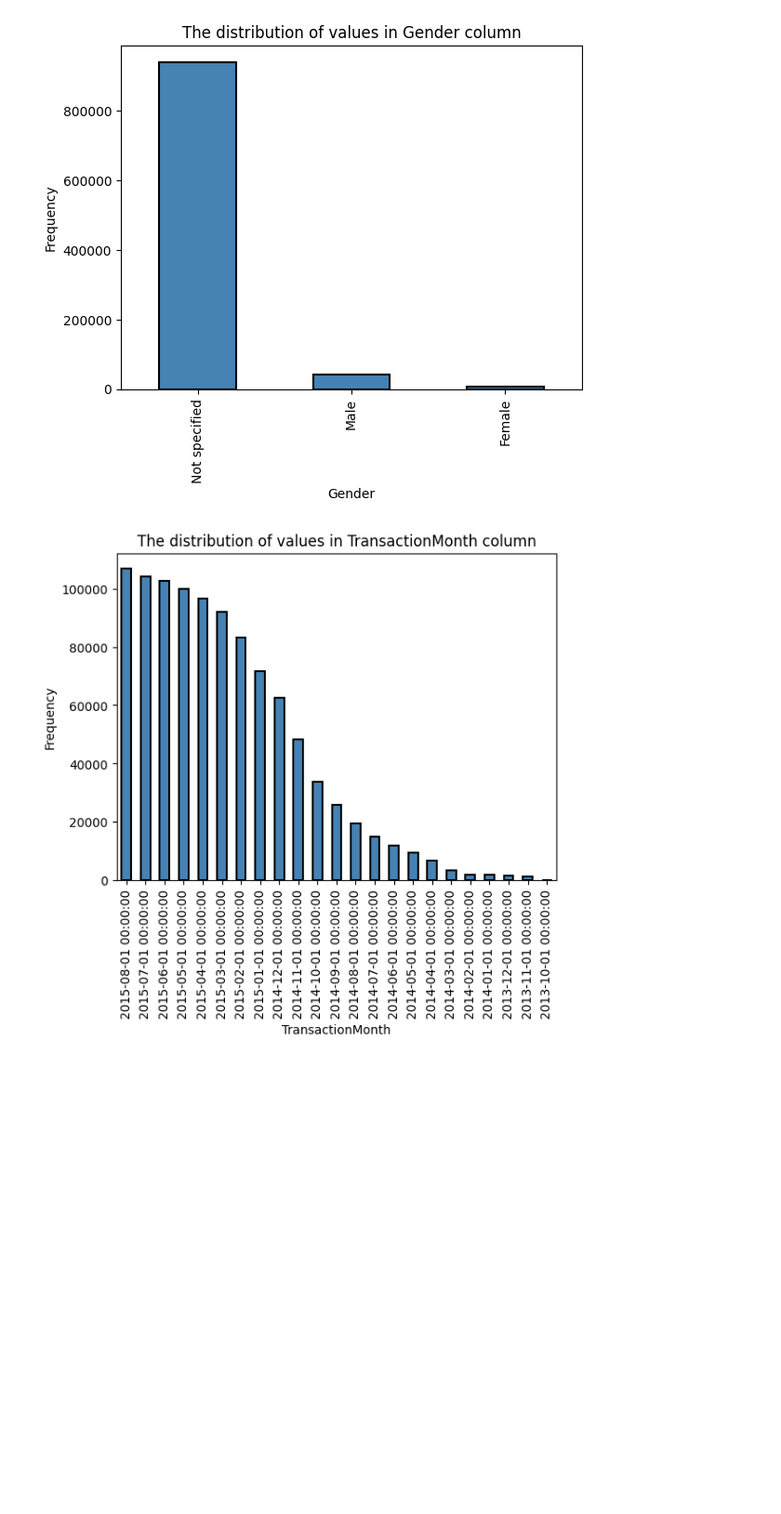
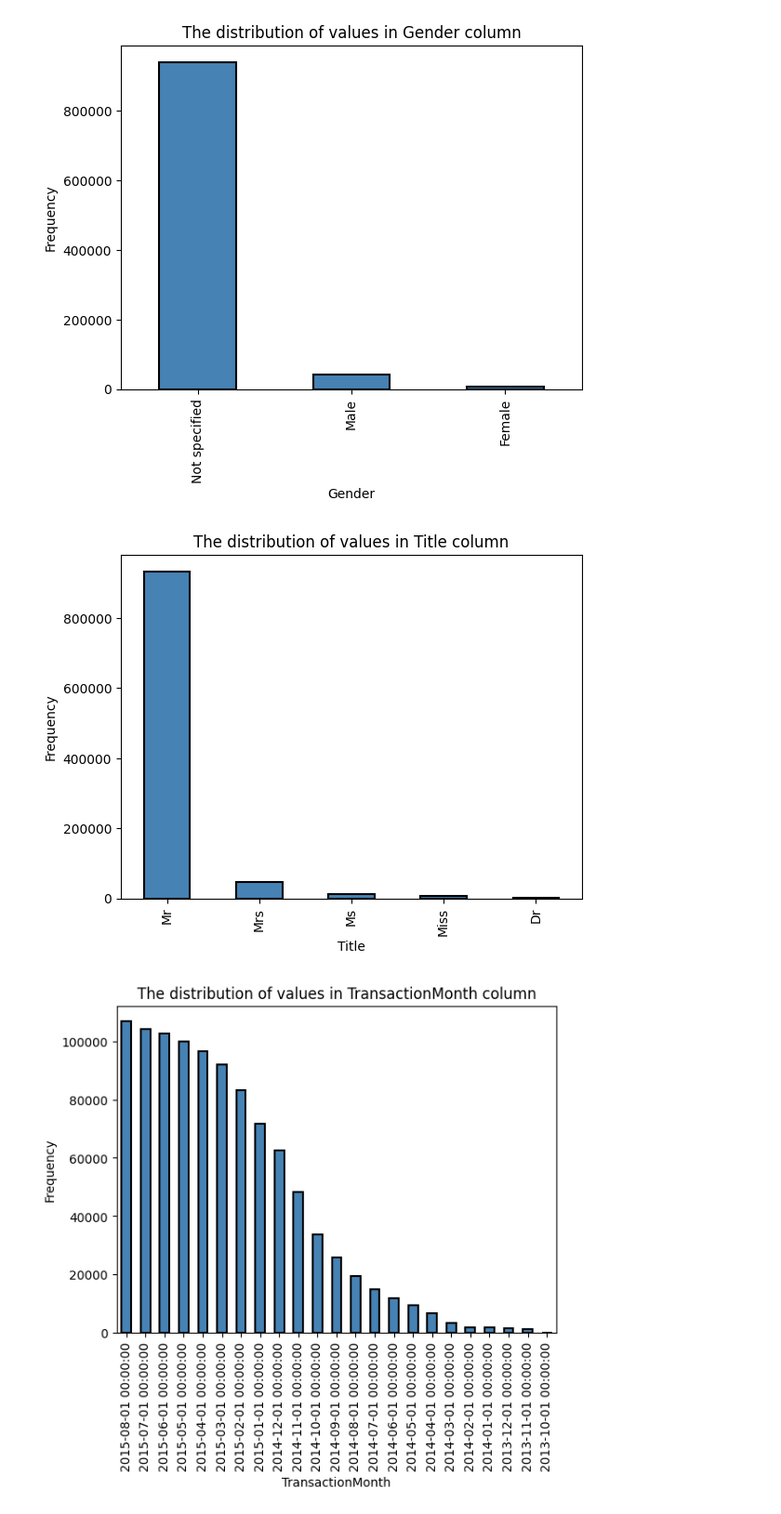
Before and after one commit to Leoul39/AIM-Week_3, a Jupyter notebook: notebooks/EDA.ipynb, the cells around one changed output. Shown at 93% size. Cells and saved outputs as stored; diff of their text form; code cells hidden in the pictures; blank space fills up the shorter version.

Commit message:
some additions to the visualizations

```diff
--- a/notebooks/EDA.ipynb
+++ b/notebooks/EDA.ipynb
@@ -130,6 +130,10 @@ dtype: int64
 cl.plot_data(column='Gender')
 # %% [output]
 [figure]
+# %%
+cl.plot_data(column='Title')
+# %% [output]
+[figure, added]
 # %%
 #Bar chart for the transactionMonth column
 cl.plot_data(column='TransactionMonth')
```
Also changed, not shown: parts of 1 cell of this notebook.
